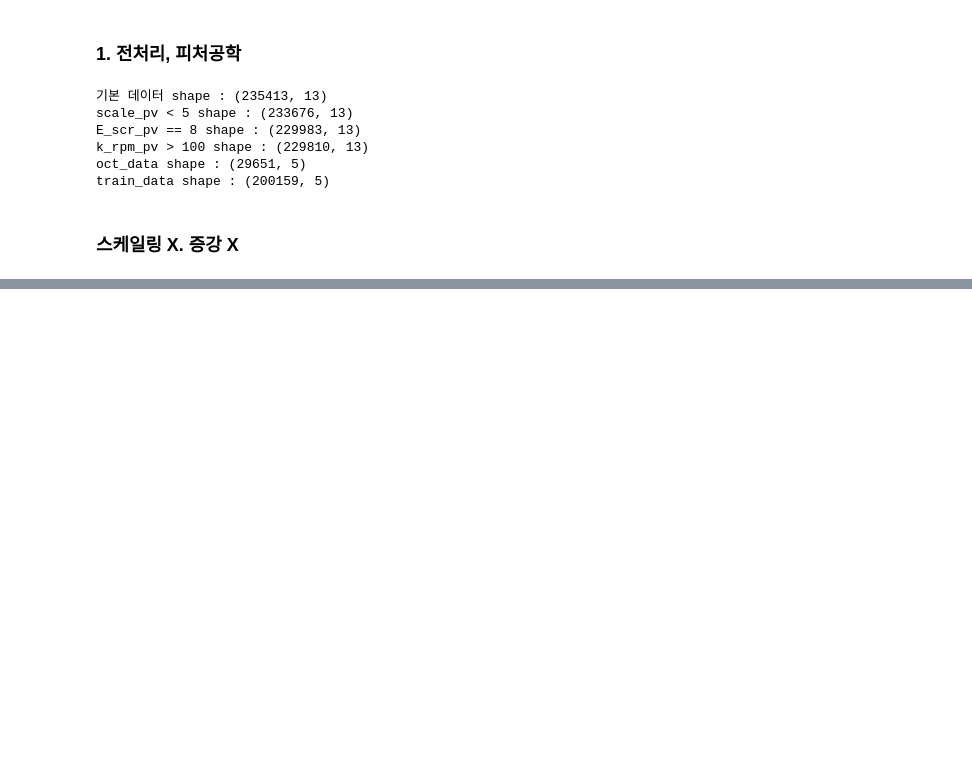
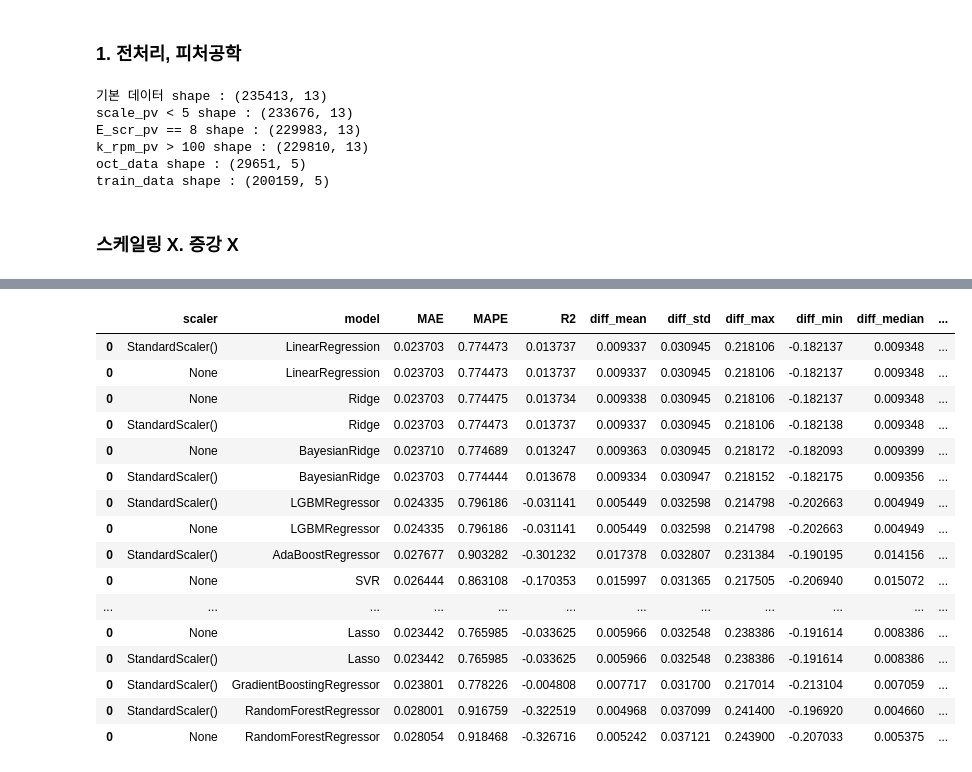
Before and after one commit to KDT-Corporation-Project/Project_CompterMate, a Jupyter notebook: Modeling/Co_Models/J060415_preps.ipynb, the cells around one changed output, grey strips where cells are left out. Drawn from its saved outputs; the diff is of its cells as text; code cells hidden in the pictures; blank space fills up the shorter version.

```diff
--- a/Modeling/Co_Models/J060415_preps.ipynb
+++ b/Modeling/Co_Models/J060415_preps.ipynb
@@ -37,16 +37,14 @@ train_data shape : (200159, 5)
 # %% [markdown]
 ### 스케일링 X. 증강 X
 # %%
-# train, test 분리
-from sklearn.model_selection import train_test_split
-
 # 2 < scale_pv < 4
 train_data_2_4 = train_data[(train_data['scale_pv'] > 2) & (train_data['scale_pv'] < 4)]
+oct_data_2_4 = oct_data[(oct_data['scale_pv'] > 2) & (oct_data['scale_pv'] < 4)]
 
-Feature_train = train_data_2_4.drop('scale_pv', axis=1)
-Target_train = train_data_2_4['scale_pv']
-
-X_train, X_test, y_train, y_test = train_test_split(Feature_train, Target_train, test_size=0.2, random_state=42)
+X_train = train_data_2_4.drop('scale_pv', axis=1)
+y_train = train_data_2_4['scale_pv']
+X_test = oct_data_2_4.drop('scale_pv', axis=1)
+y_test = oct_data_2_4['scale_pv']
 # %%
 # 스케일링 없이 데이터 학습 및 분석
 # pipeline
@@ -163,0 +326,4 @@ executing.executing.NotOneValueFound: Expected one value, found 0
+# %%
+# bayesian optimization for regression
+optimize_svr(X_train, y_train)
+optimize_rfr(X_train, y_train)
@@ -163,0 +416,23 @@ executing.executing.NotOneValueFound: Expected one value, found 0
+# %%
+# 평가 : MAE, MAPE, diff_mean, diff_std, diff_max와 diff_min의 절대값 합이 작을수록 좋은 모델
+# 절대값 합
+score_df['abs_sum'] = score_df['diff_max'].abs() + score_df['diff_min'].abs()
+score_df.sort_values('abs_sum', ascending=True)
+# %% [output]
+|  | scaler | model | MAE | MAPE | R2 | diff_mean | diff_std | diff_max | diff_min | diff_median | ... |
+| 0 | StandardScaler() | LinearRegression | 0.023703 | 0.774473 | 0.013737 | 0.009337 | 0.030945 | 0.218106 | -0.182137 | 0.009348 | ... |
+| 0 | None | LinearRegression | 0.023703 | 0.774473 | 0.013737 | 0.009337 | 0.030945 | 0.218106 | -0.182137 | 0.009348 | ... |
+| 0 | None | Ridge | 0.023703 | 0.774475 | 0.013734 | 0.009338 | 0.030945 | 0.218106 | -0.182137 | 0.009348 | ... |
+| 0 | StandardScaler() | Ridge | 0.023703 | 0.774473 | 0.013737 | 0.009337 | 0.030945 | 0.218106 | -0.182138 | 0.009348 | ... |
+| 0 | None | BayesianRidge | 0.023710 | 0.774689 | 0.013247 | 0.009363 | 0.030945 | 0.218172 | -0.182093 | 0.009399 | ... |
+| 0 | StandardScaler() | BayesianRidge | 0.023703 | 0.774444 | 0.013678 | 0.009334 | 0.030947 | 0.218152 | -0.182175 | 0.009356 | ... |
+| 0 | StandardScaler() | LGBMRegressor | 0.024335 | 0.796186 | -0.031141 | 0.005449 | 0.032598 | 0.214798 | -0.202663 | 0.004949 | ... |
+| 0 | None | LGBMRegressor | 0.024335 | 0.796186 | -0.031141 | 0.005449 | 0.032598 | 0.214798 | -0.202663 | 0.004949 | ... |
+| 0 | StandardScaler() | AdaBoostRegressor | 0.027677 | 0.903282 | -0.301232 | 0.017378 | 0.032807 | 0.231384 | -0.190195 | 0.014156 | ... |
+| 0 | None | SVR | 0.026444 | 0.863108 | -0.170353 | 0.015997 | 0.031365 | 0.217505 | -0.206940 | 0.015072 | ... |
+| ... | ... | ... | ... | ... | ... | ... | ... | ... | ... | ... | ... |
+| 0 | None | Lasso | 0.023442 | 0.765985 | -0.033625 | 0.005966 | 0.032548 | 0.238386 | -0.191614 | 0.008386 | ... |
+| 0 | StandardScaler() | Lasso | 0.023442 | 0.765985 | -0.033625 | 0.005966 | 0.032548 | 0.238386 | -0.191614 | 0.008386 | ... |
+| 0 | StandardScaler() | GradientBoostingRegressor | 0.023801 | 0.778226 | -0.004808 | 0.007717 | 0.031700 | 0.217014 | -0.213104 | 0.007059 | ... |
+| 0 | StandardScaler() | RandomForestRegressor | 0.028001 | 0.916759 | -0.322519 | 0.004968 | 0.037099 | 0.241400 | -0.196920 | 0.004660 | ... |
+| 0 | None | RandomForestRegressor | 0.028054 | 0.918468 | -0.326716 | 0.005242 | 0.037121 | 0.243900 | -0.207033 | 0.005375 | ... |
```
Also changed, not shown: parts of 13 cells of this notebook.
